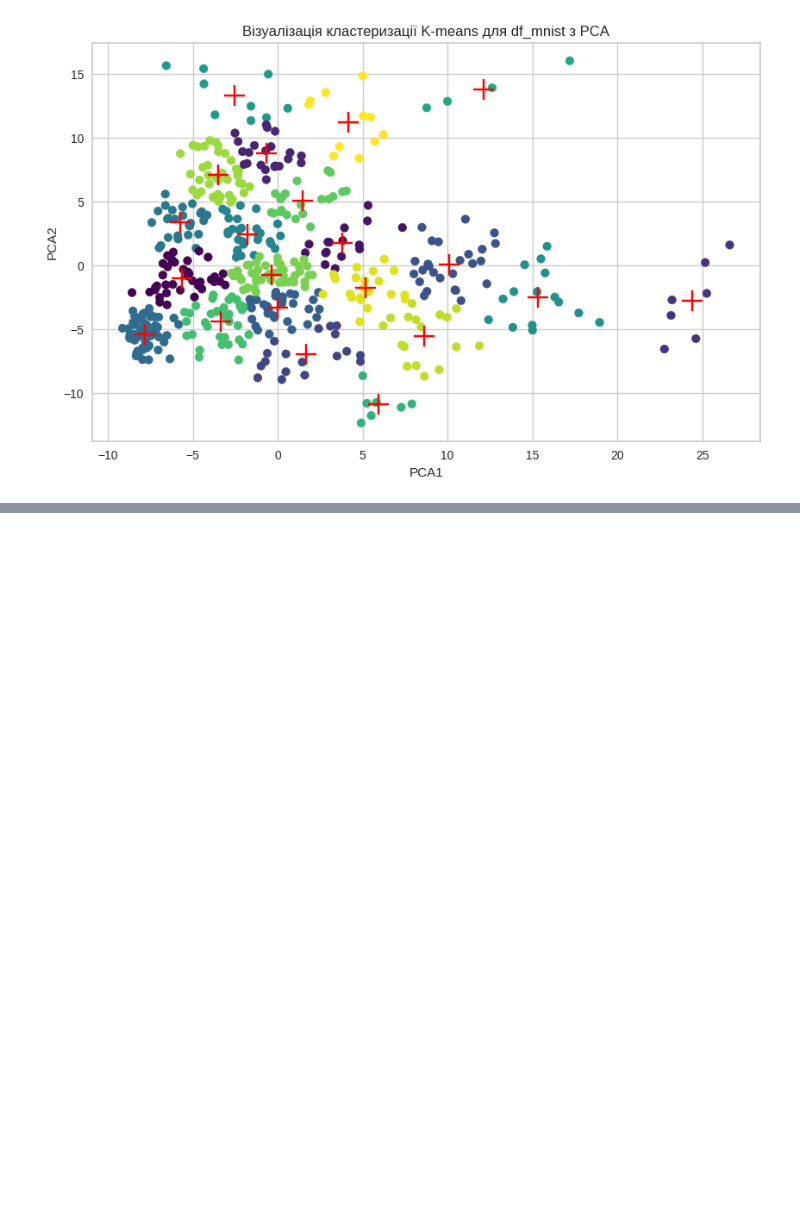
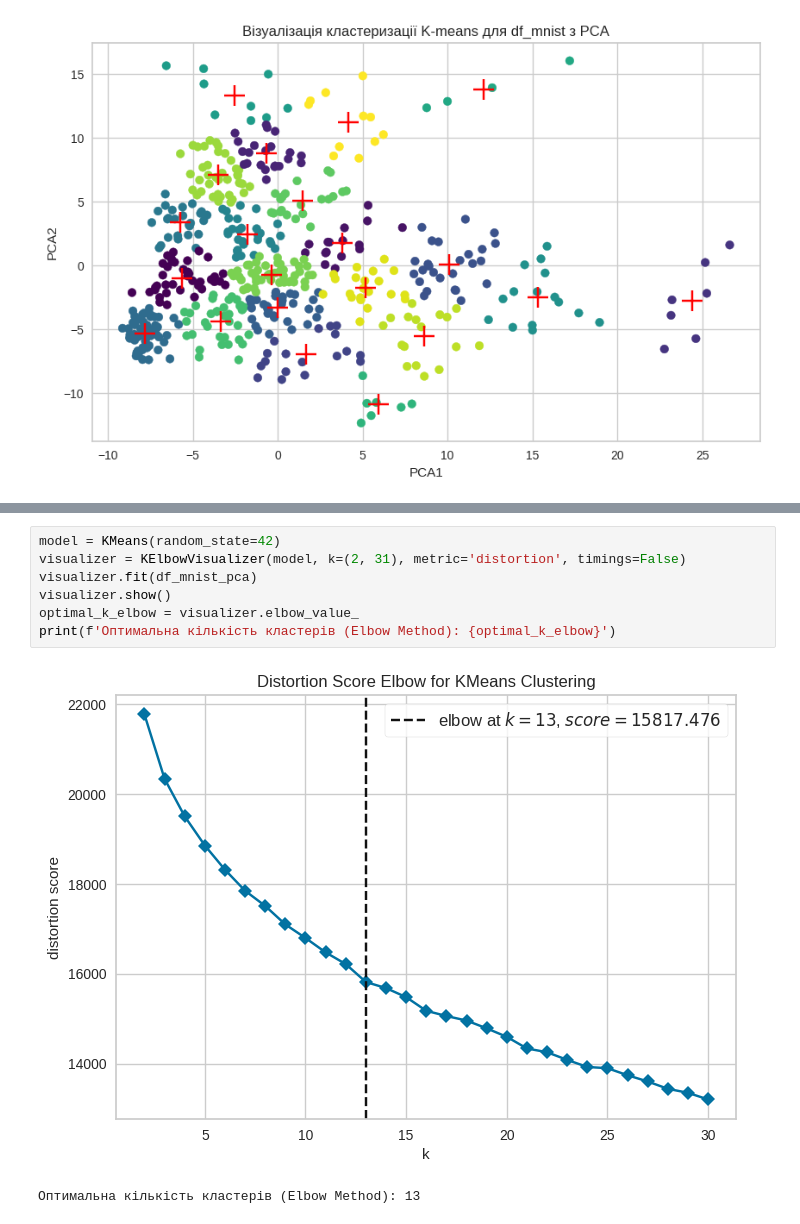
Before and after one commit to rusetskiy1974/Data-Sciens, a Jupyter notebook: modul6/HW6.ipynb, the cells around one changed output, grey strips where cells are left out. Drawn from its saved outputs; the diff is of its cells as text; blank space fills up the shorter version.

```diff
--- a/modul6/HW6.ipynb
+++ b/modul6/HW6.ipynb
@@ -360,0 +424,10 @@ plt.show()
+# %%
+model = KMeans(random_state=42)
+visualizer = KElbowVisualizer(model, k=(2, 31), metric='distortion', timings=False)
+visualizer.fit(df_mnist_pca)
+visualizer.show()
+optimal_k_elbow = visualizer.elbow_value_
+print(f'Оптимальна кількість кластерів (Elbow Method): {optimal_k_elbow}')
+# %% [output]
+[figure, added]
+Оптимальна кількість кластерів (Elbow Method): 13
```
Also changed, not shown: parts of 15 cells of this notebook.
